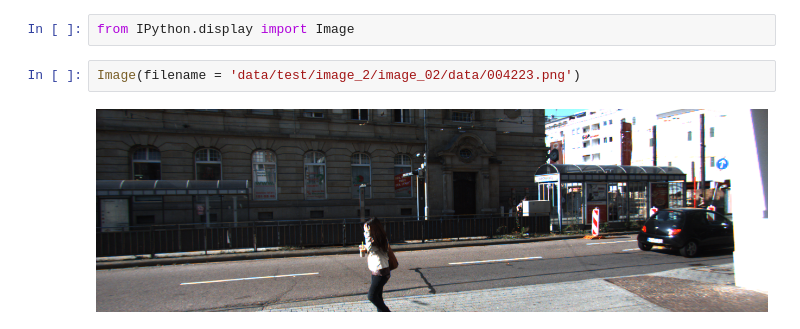
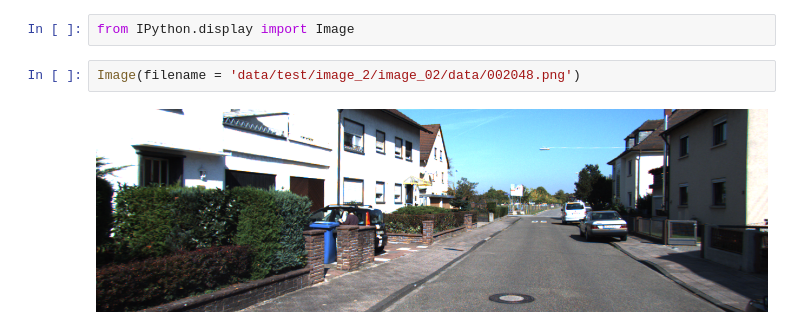
Before and after one commit to Parrotlife/pedestrianDepth-baseline, a Jupyter notebook: MonoDepth-PyTorch/pedestrian_depth_baseline-PIFPAF.ipynb, the cells around one changed output. Drawn from its saved outputs; the diff is of its cells as text.

```diff
--- a/MonoDepth-PyTorch/pedestrian_depth_baseline-PIFPAF.ipynb
+++ b/MonoDepth-PyTorch/pedestrian_depth_baseline-PIFPAF.ipynb
@@ -430,6 +337,6 @@ plt.show()
 # %%
 from IPython.display import Image
 # %%
-Image(filename = 'data/test/image_2/image_02/data/004223.png')
+Image(filename = 'data/test/image_2/image_02/data/002048.png')
 # %% [output]
-[figure, old version]
+[figure, new version]
```
Also changed, not shown: parts of 49 cells of this notebook, 3 other files.
